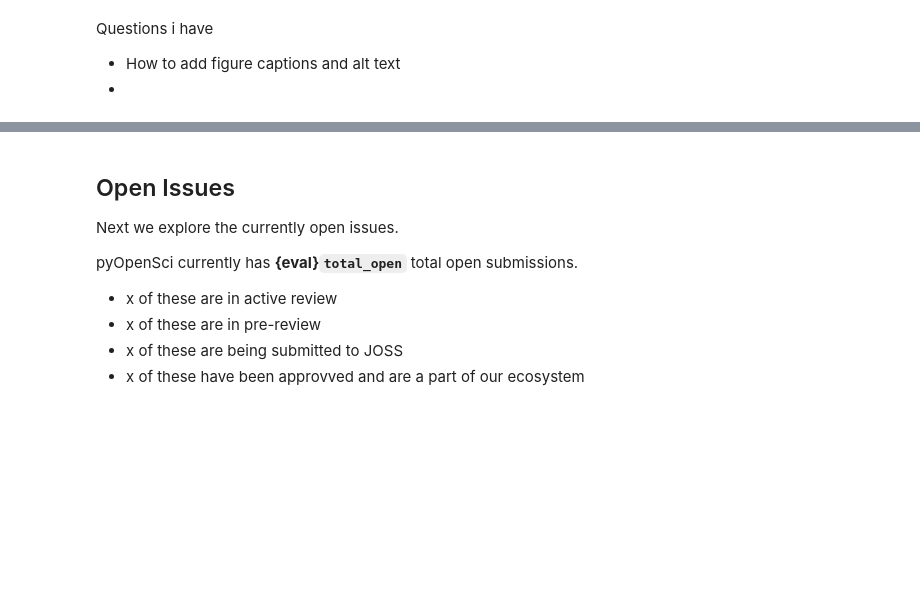
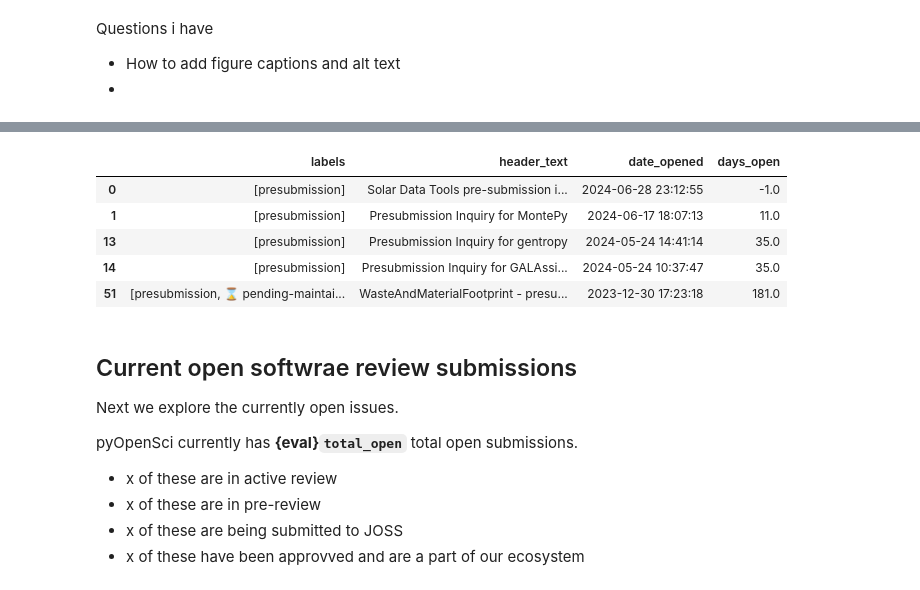
Before and after one commit to pyOpenSci/peer-review-metrics, a Jupyter notebook: current-reviews-data.ipynb, the cells around one changed output, grey strips where cells are left out. Drawn from its saved outputs; the diff is of its cells as text; code cells hidden in the pictures; blank space fills up the shorter version.

```diff
--- a/current-reviews-data.ipynb
+++ b/current-reviews-data.ipynb
@@ -132,3 +75,13 @@ open_presubmissions
+# %%
+cleaned_open_presubmissions = open_presubmissions.drop(columns=['date_closed'])
+cleaned_open_presubmissions
+# %% [output]
+|  | labels | header_text | date_opened | days_open |
+| 0 | [presubmission] | Solar Data Tools pre-submission i... | 2024-06-28 23:12:55 | -1.0 |
+| 1 | [presubmission] | Presubmission Inquiry for MontePy | 2024-06-17 18:07:13 | 11.0 |
+| 13 | [presubmission] | Presubmission Inquiry for gentropy | 2024-05-24 14:41:14 | 35.0 |
+| 14 | [presubmission] | Presubmission Inquiry for GALAssi... | 2024-05-24 10:37:47 | 35.0 |
+| 51 | [presubmission, ⌛ pending-maintai... | WasteAndMaterialFootprint - presu... | 2023-12-30 17:23:18 | 181.0 |
 # %%
 total_submissions = valid_issues[
     valid_issues["labels"].apply(lambda x: "presubmission" not in x)
@@ -136,7 +89,7 @@ total_submissions = valid_issues[
 
 open_submissions = total_submissions[total_submissions['date_closed'].isna()]
 # %% [markdown]
-## Open Issues
+## Current open softwrae review submissions
 
 Next we explore the currently open issues.
 
```
Also changed, not shown: parts of 10 cells of this notebook, 4 other files.
